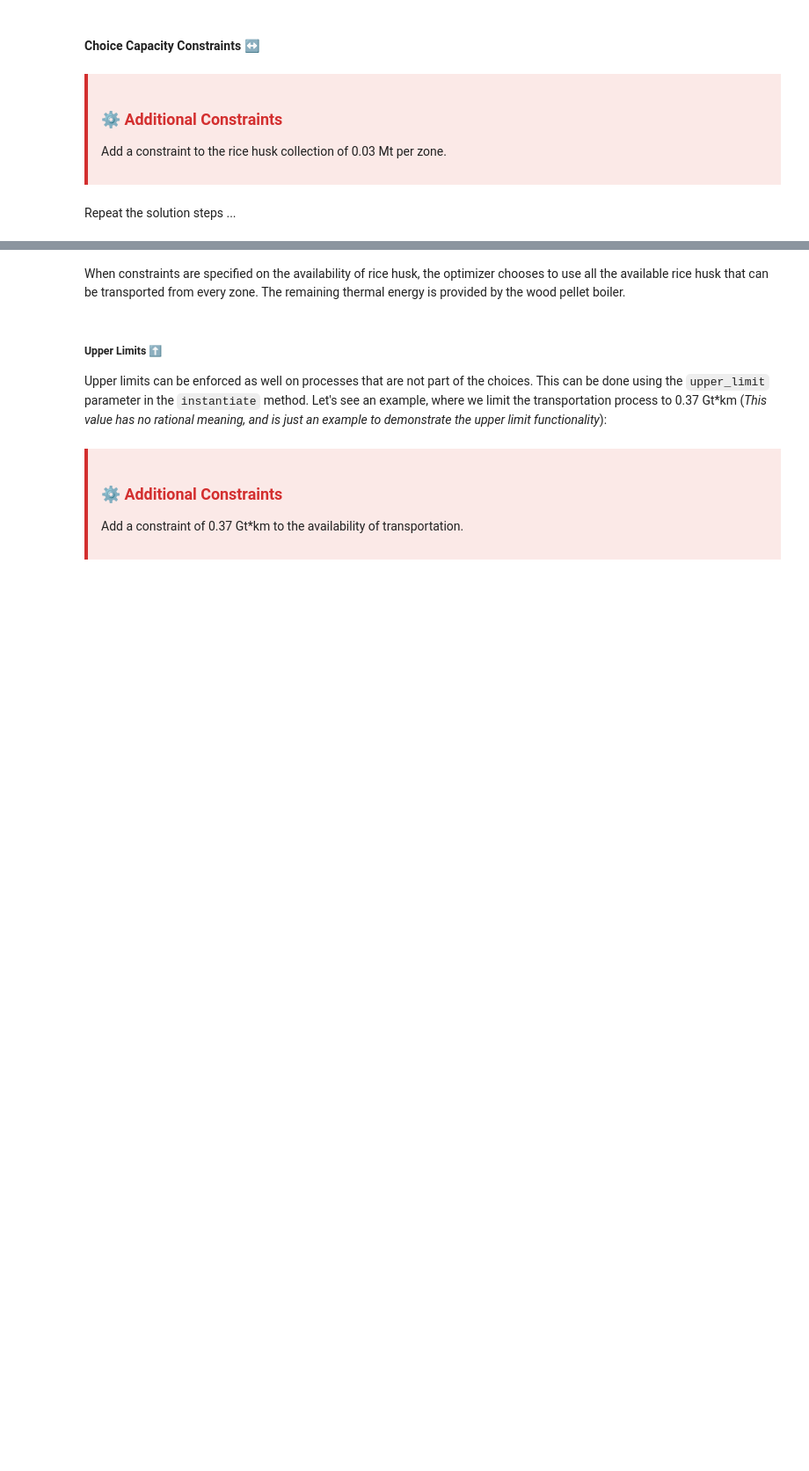
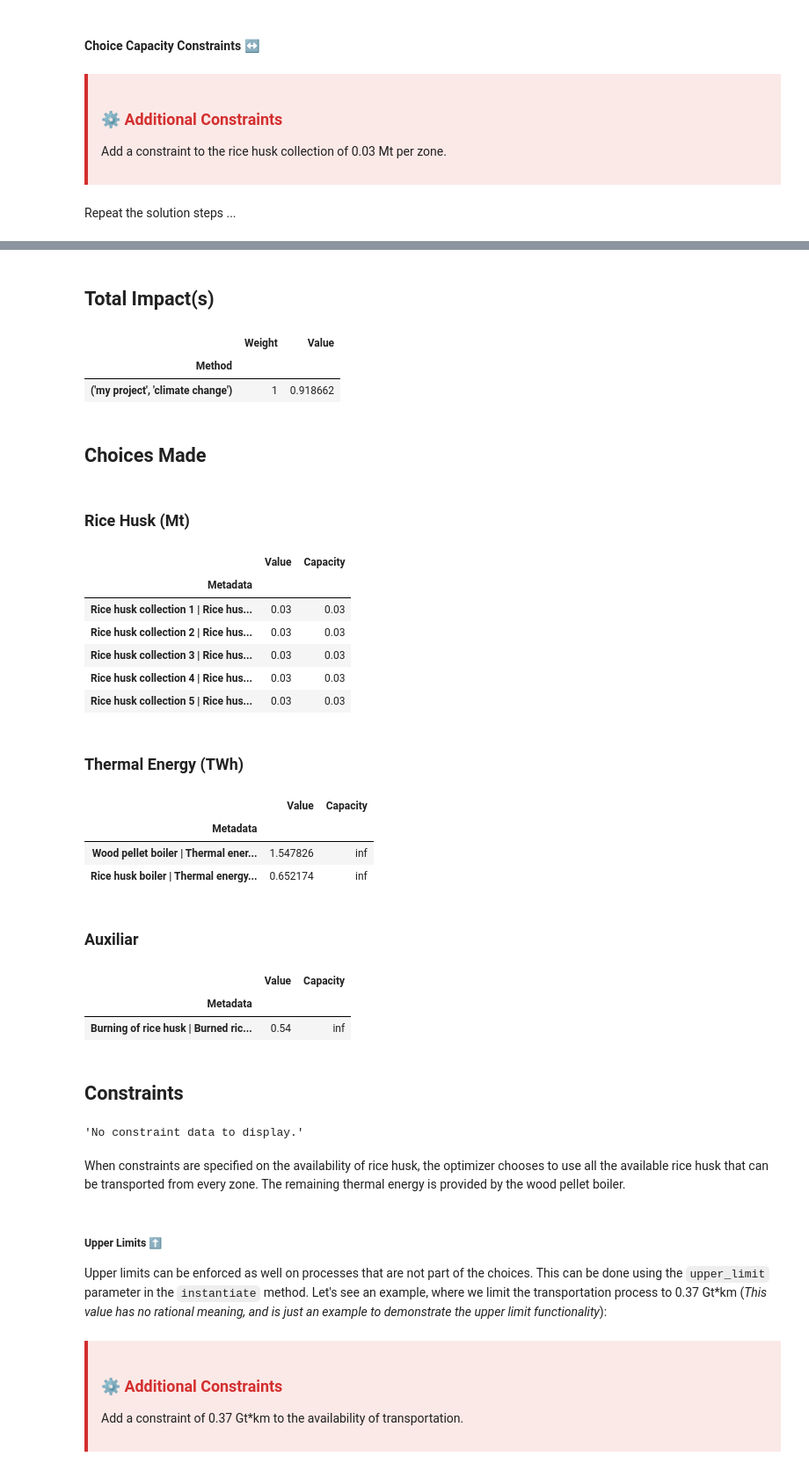
Before and after one commit to flechtenberg/pulpo, a Jupyter notebook: docs/content/examples/rice_example.ipynb, the cells around one changed output, grey strips where cells are left out. Shown at 88% size. Drawn from its saved outputs; the diff is of its cells as text; code cells hidden in the pictures; blank space fills up the shorter version.

```diff
--- a/docs/content/examples/rice_example.ipynb
+++ b/docs/content/examples/rice_example.ipynb
@@ -244,5 +417,30 @@ results = pulpo_worker.solve()
 # %%
-pulpo_worker.summarize_results(choices=choices_constrained, demand=demand, zeroes=True)
+pulpo_worker.summarize_results(zeroes=True)
+# %% [output]
+## Total Impact(s)
+|  | Weight | Value |
+| Method |  |  |
+| ('my project', 'climate change') | 1 | 0.918662 |
+## Choices Made
+### Rice Husk (Mt)
+|  | Value | Capacity |
+| Metadata |  |  |
+| Rice husk collection 1 | Rice hus... | 0.03 | 0.03 |
+| Rice husk collection 2 | Rice hus... | 0.03 | 0.03 |
+| Rice husk collection 3 | Rice hus... | 0.03 | 0.03 |
+| Rice husk collection 4 | Rice hus... | 0.03 | 0.03 |
+| Rice husk collection 5 | Rice hus... | 0.03 | 0.03 |
+### Thermal Energy (TWh)
+|  | Value | Capacity |
+| Metadata |  |  |
+| Wood pellet boiler | Thermal ener... | 1.547826 | inf |
+| Rice husk boiler | Thermal energy... | 0.652174 | inf |
+### Auxiliar
+|  | Value | Capacity |
+| Metadata |  |  |
+| Burning of rice husk | Burned ric... | 0.54 | inf |
+## Constraints
+'No constraint data to display.'
 # %% [markdown]
 When constraints are specified on the availability of rice husk, the optimizer chooses to use all the available rice husk that can be transported from every zone. The remaining thermal energy is provided by the wood pellet boiler.
 # %% [markdown]
```
Also changed, not shown: parts of 25 cells of this notebook, 36 other files.
